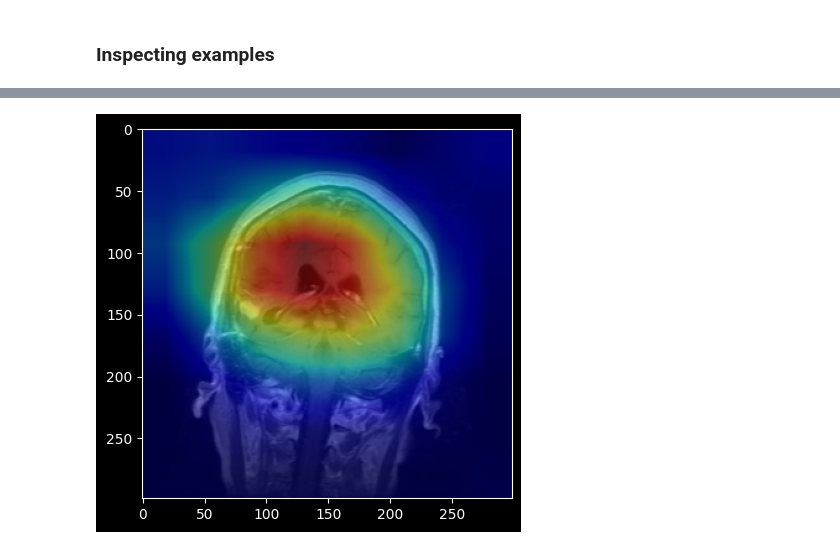
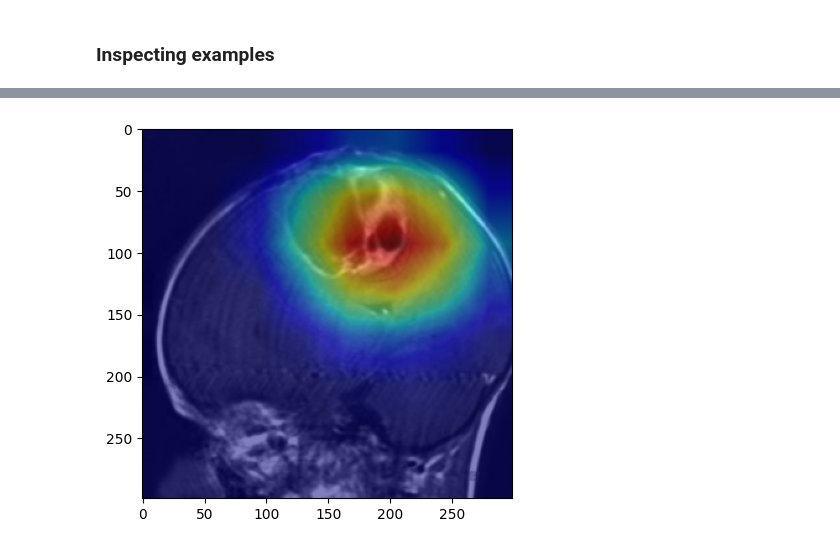
Before and after one commit to D21W12/SOW-BKI266, a Jupyter notebook: Final Assignment/analyses.ipynb, the cells around one changed output, grey strips where cells are left out. Cells and saved outputs as stored; diff of their text form; code cells hidden in the pictures.

```diff
--- a/Final Assignment/analyses.ipynb
+++ b/Final Assignment/analyses.ipynb
@@ -83,6 +83,7 @@ def grad_cam(
         last_conv_layer: nn.Module
 ) -> torch.Tensor:
     """Creates a Grad-CAM heatmap of a images X, for target label y, using a specified conv layer."""
+    resize = transforms.Resize((299, 299))
 
     def backward_hook(module, in_grad, out_grad):
 
@@ -113,4 +114,4 @@ def grad_cam(
     heatmap = np.maximum(heatmap, 0)  # Performing linear rectifier
     heatmap /= torch.max(heatmap)  # Normalizing the output of the heatmap between 0 and 1
 
-    return heatmap
+    return resize(heatmap.unsqueeze(0)).squeeze()
@@ -167,7 +197,7 @@ model.load_state_dict(torch.load(path, map_location=device))
 # %%
 model.eval()
 
-i = 0  # Change this variable to look at different images
+i = 5  # Change this variable to look at different images (good ones: 5, 512, 500)
 
 X, y = dataset[i]
 X = X.unsqueeze(0)
@@ -184,15 +216,13 @@ SyntaxError: unmatched ')' (1180951167.py, line 3)
 # %%
-y = 0
-N = 100
-variance = 0.1
+N = 20
+variance = 0.5
 last_conv_layer = model.Mixed_7c
 image = X[0].unsqueeze(0)
 resize = transforms.Resize((299, 299))
 # %%
 heatmap = grad_cam(model, image, y, last_conv_layer)
-interpolated_heatmap = resize(heatmap.unsqueeze(0)).squeeze()
 plt.imshow(image_show)
-plt.imshow(interpolated_heatmap, cmap='jet', alpha=0.5)
+plt.imshow(heatmap, cmap='jet', alpha=0.5)
 plt.show()
 # %% [output]
-[figure, old version]
+[figure, new version]
```
Also changed, not shown: parts of 16 cells of this notebook.
